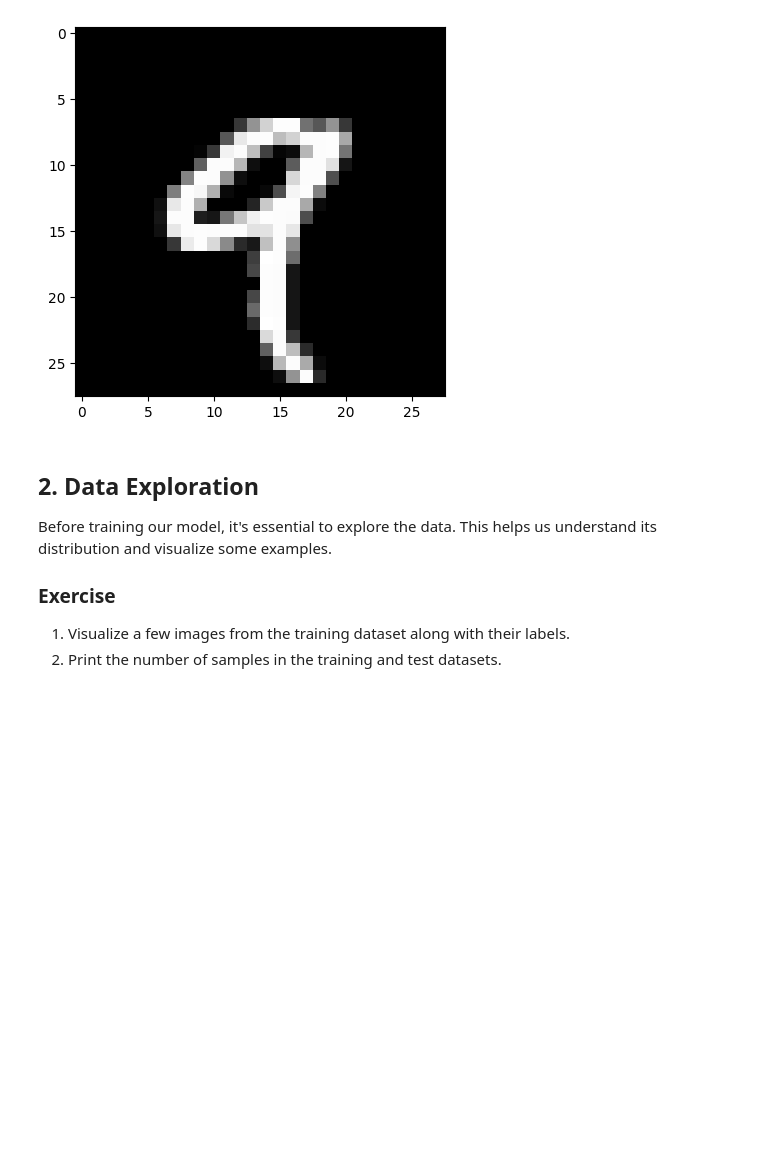
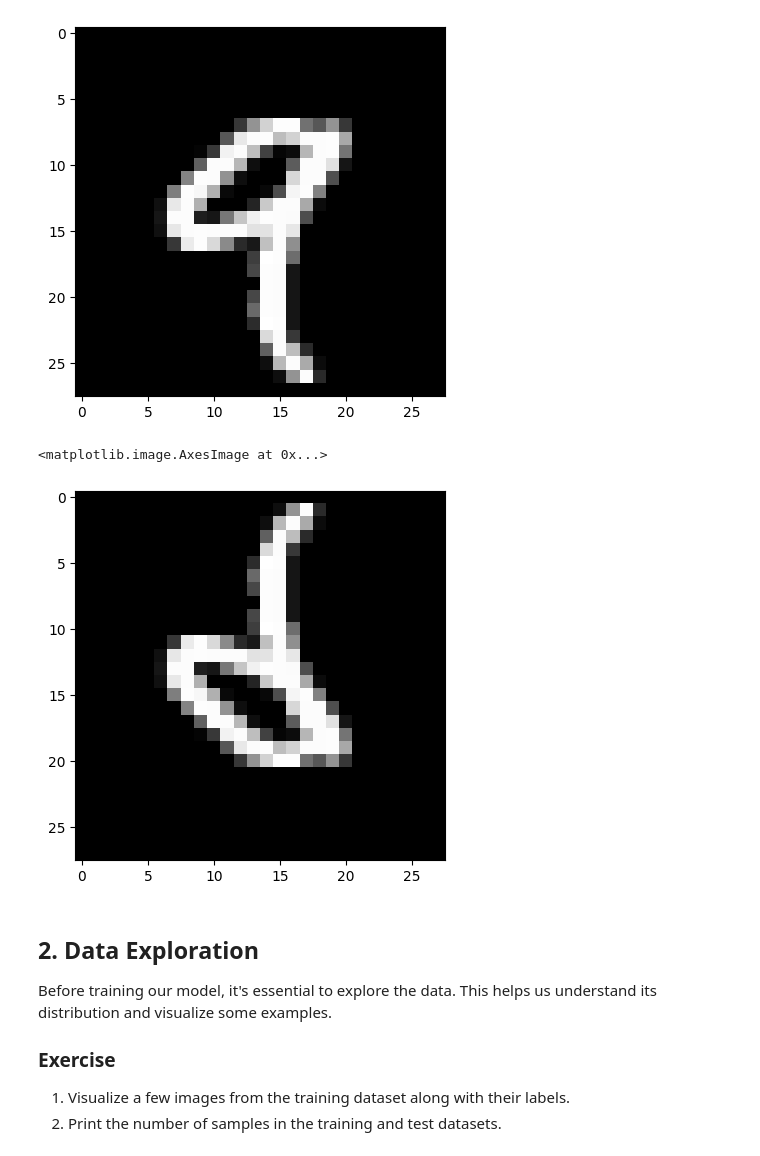
Before and after one commit to LCDA-UCP/dl_with_pytorch, a Jupyter notebook: exercises/session10-11/cnn_mnist_exercises.ipynb, the cells around one changed output. Saved outputs shown, nothing was run; the diff lists cells and outputs as text; code cells hidden in the pictures; blank space fills up the shorter version.

```diff
--- a/exercises/session10-11/cnn_mnist_exercises.ipynb
+++ b/exercises/session10-11/cnn_mnist_exercises.ipynb
@@ -41,6 +41,18 @@ plt.imshow(train_dataset[4][0].numpy().squeeze(), cmap='gray')
 # %% [output]
 <matplotlib.image.AxesImage at 0x...>
 [figure]
+# %%
+
+augmentation_transform = transforms.Compose([
+    transforms.RandomVerticalFlip(p=1.0),
+])
+
+transformed_augmentation_image = augmentation_transform(train_dataset[4][0])
+
+plt.imshow(transformed_augmentation_image.numpy().squeeze(), cmap='gray')
+# %% [output]
+<matplotlib.image.AxesImage at 0x...>
+[figure, added]
 # %% [markdown]
 ## 2. Data Exploration
 
```
Also changed, not shown: parts of 4 cells of this notebook, 1 other file.
